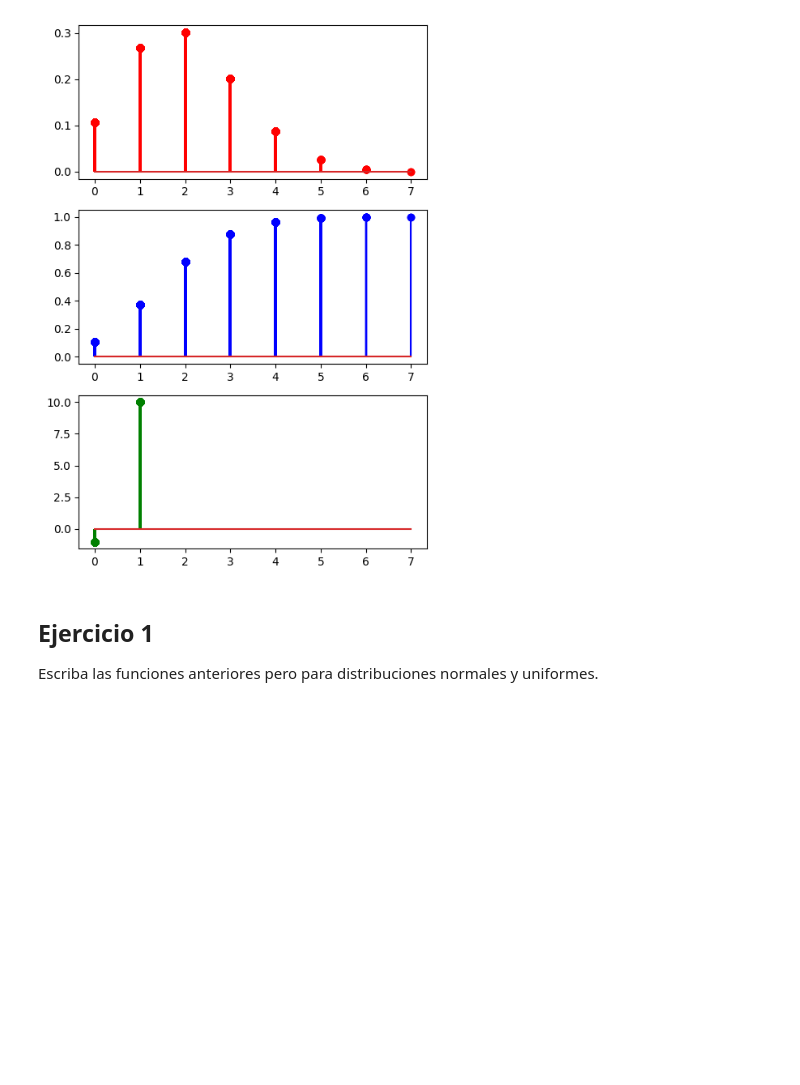
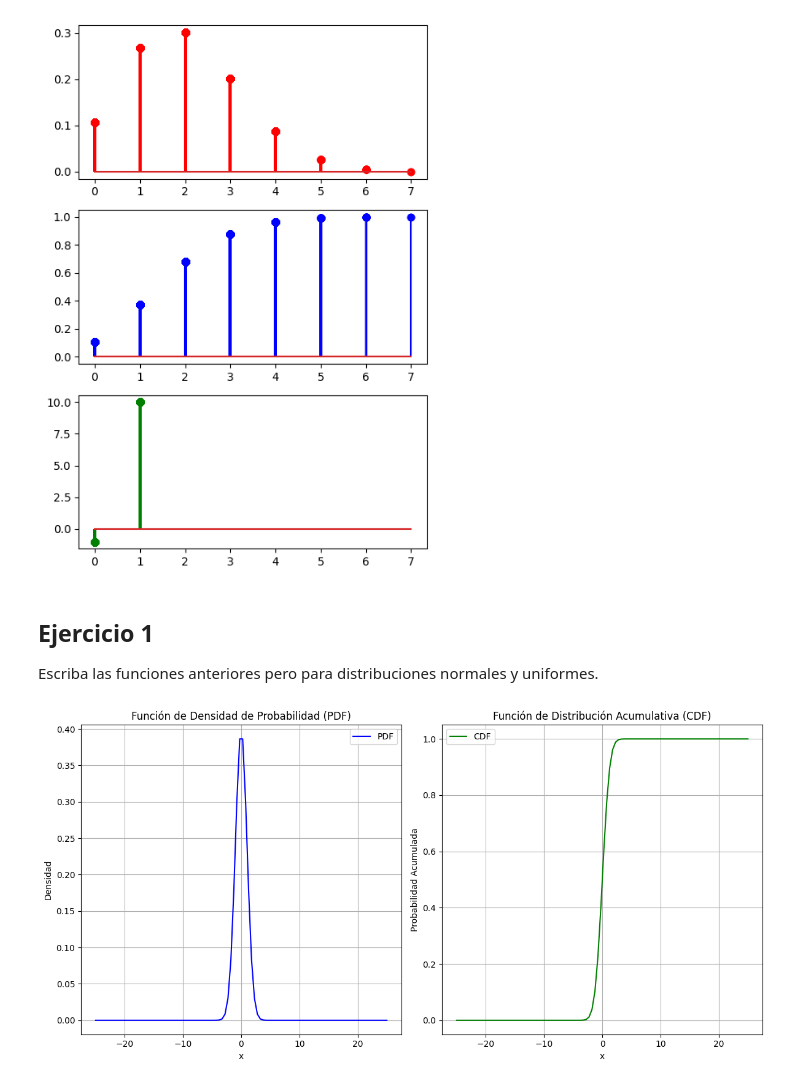
Before and after one commit to Bea-Castro/distribution-exercises-project-with-python, a Jupyter notebook: notebook/problems.es.ipynb, the cells around one changed output. Saved outputs shown, nothing was run; the diff lists cells and outputs as text; code cells hidden in the pictures; blank space fills up the shorter version.

```diff
--- a/notebook/problems.es.ipynb
+++ b/notebook/problems.es.ipynb
@@ -88,22 +88,66 @@ Escriba las funciones anteriores pero para distribuciones normales y uniformes.
 # %%
 #FUNCIONES DISTRIBUCIÓN NORMAL
 
-
 # 1. Función de densidad probabildiad (pdf)
 def dens_prob(x,mean=0, std=1):
-    resultado = dens_prob.pdf(x,mean,std)
+    resultado_pdf= dens_prob.pdf(x,mean,std)
 
 # 2. Función de distribución acumulativa (CDF)
 def distr_acu(x,mean=0,std=1):
-    resultado = distr_acu.cdf(x,mean=0, std=1)
-
+    resultado_cdf= distr_acu.cdf(x,mean=0, std=1)
 
 # FUNCIONES DISTRIBUCION UNIFORME
 
 # 1. Función de densidad probabildiad (pdf)
 def uniform_dens_prob(x,mean=0, std=1):
-    resultado = uniform_dens_prob.pdf(x,mean,std)
+    resultado_unif_pdf= uniform_dens_prob.pdf(x,mean,std)
 
 # 2. Función de distribución acumulativa (CDF)
 def uniform_distr_acu(x,mean=0,std=1):
-    resultado = uniform_distr_acu.cdf(x,mean=0, std=1)
+    resultado_unif_cdf = uniform_distr_acu.cdf(x,mean=0, std=1)
+# %%
+import numpy as np
+from scipy.stats import norm, uniform
+
+# DISTRIBUCIÓN NORMAL (importamos las funciones de scipy para graficar)
+# Funciones para distribución normal
+
+# 1. Función de densidad probabilidad (PDF) para distribución normal
+def dens_prob(x, mean=0, std=1):
+    return norm.pdf(x, loc=mean, scale=std)
+
+# 2. Función de distribución acumulativa (CDF) para distribución normal
+def distr_acu(x, mean=0, std=1):
+    return norm.cdf(x, loc=mean, scale=std)
+
+
+# GRÁFICOS DISTRIBUCIÓN NORMAL
+x = np.linspace(-25, 25, 100)  # Más puntos para una curva más suave
+pdf = dens_prob(x, mean=0, std=1)
+cdf = distr_acu(x, mean=0, std=1)
+
+plt.figure(figsize=(12, 6))
+
+# Graficar PDF
+plt.subplot(1, 2, 1)
+plt.plot(x, pdf, label='PDF', color='blue')
+plt.title('Función de Densidad de Probabilidad (PDF)')
+plt.xlabel('x')
+plt.ylabel('Densidad')
+plt.grid()
+plt.legend()
+
+# Graficar CDF
+plt.subplot(1, 2, 2)
+plt.plot(x, cdf, label='CDF', color='green')
+plt.title('Función de Distribución Acumulativa (CDF)')
+plt.xlabel('x')
+plt.ylabel('Probabilidad Acumulada')
+plt.grid()
+plt.legend()
+
+# Mostrar las gráficas
+plt.tight_layout()
+plt.show()
+# %% [output]
+[figure, added]
```
Also changed, not shown: parts of 1 cell of this notebook.
